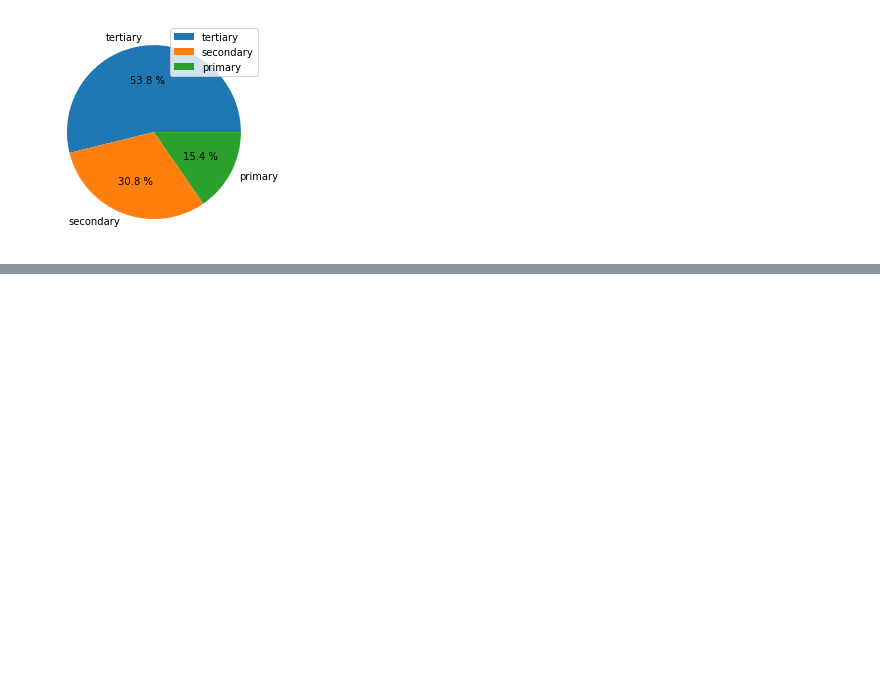
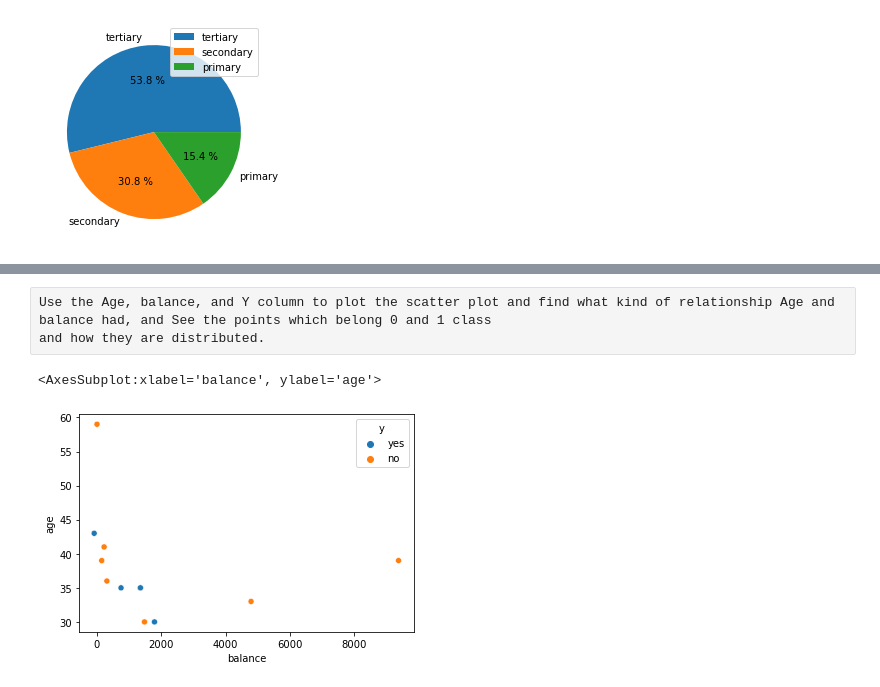
Before and after one commit to Himanshu7011/MiniProJect_NumPY_Pandas, a Jupyter notebook: Mini_P.ipynb, the cells around one changed output, grey strips where cells are left out. Drawn from its saved outputs; the diff is of its cells as text; code cells hidden in the pictures; blank space fills up the shorter version.

```diff
--- a/Mini_P.ipynb
+++ b/Mini_P.ipynb
@@ -219,0 +204,9 @@ df.pivot_table(index='job', values='balance', aggfunc=max)
+# %% [raw]
+Use the Age, balance, and Y column to plot the scatter plot and find what kind of relationship Age and
+balance had, and See the points which belong 0 and 1 class
+and how they are distributed.
+# %%
+sns.scatterplot(x=df.balance, y=df.age, hue=df.y, markers=True)
+# %% [output]
+<AxesSubplot:xlabel='balance', ylabel='age'>
+[figure, added]
```
Also changed, not shown: parts of 18 cells of this notebook.
